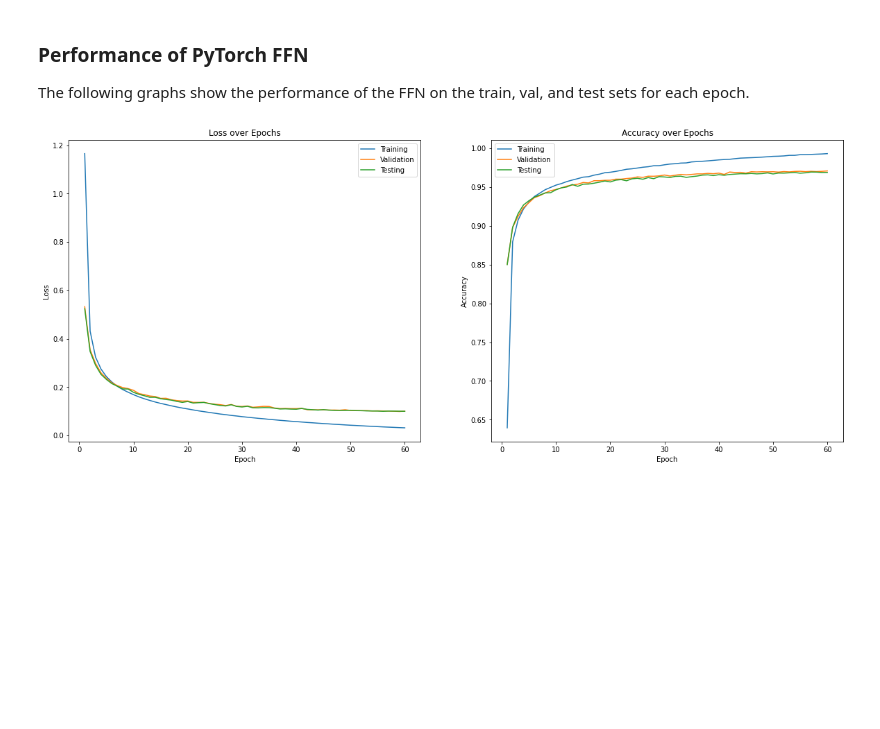
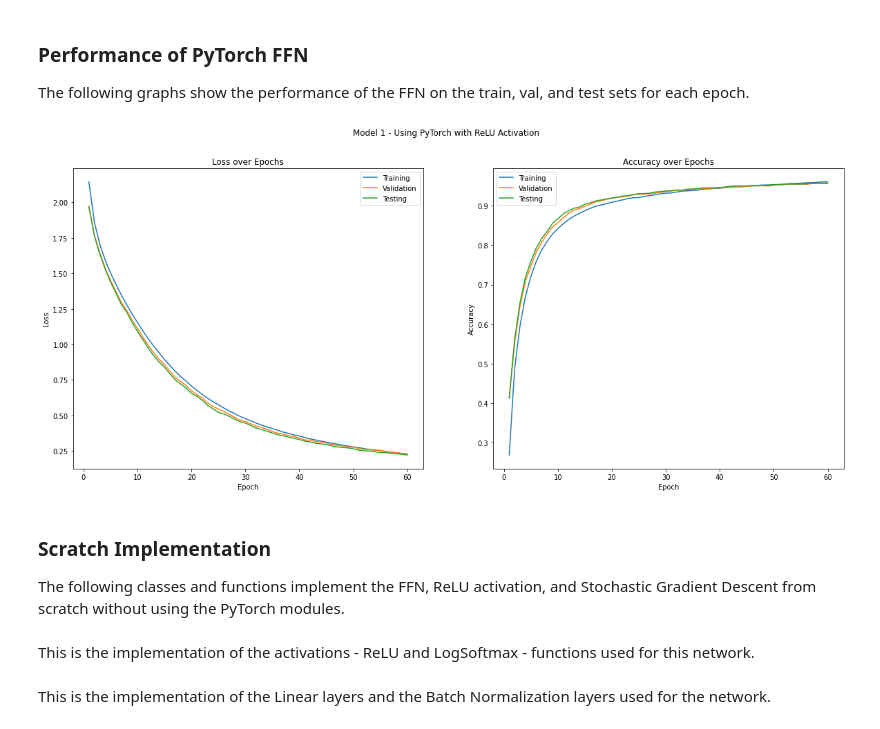
Before and after one commit to latentghost/DL-Assignments, a Jupyter notebook: Assignment1/A1.ipynb, the cells around one changed output. Cells and saved outputs as stored; diff of their text form; code cells hidden in the pictures; blank space fills up the shorter version.

Commit message:
Q3 exploding gradients

```diff
--- a/Assignment1/A1.ipynb
+++ b/Assignment1/A1.ipynb
@@ -116,7 +118,7 @@ class CustomDataLoader:
             if self.transform is not None:
                 data = self.transform(np.array(data))
 
-            yield {'data':data,'label':torch.from_numpy(np.array(label)).to(torch.float32)}
+            yield {'data':data,'label':torch.from_numpy(np.array(label))}
 
     def __len__(self):
         return self.num_batches
@@ -253,38 +255,44 @@ np.mean(dataloader_2_times)
 This is the implementation of the Feed-Forward Neural Network using the PyTorch library functions and classes.
 # %%
 class FeedForwardNN(torch.nn.Module):
-    def __init__(self,input_size,hidden_sizes,num_classes):
+    def __init__(self,input_size,hidden_sizes,num_classes,activation=torch.nn.ReLU(inplace=True),softmax=torch.nn.LogSoftmax(dim=1)):
         super(FeedForwardNN, self).__init__()
+        self.activation = activation
+
         self.fc1 = torch.nn.Linear(input_size, hidden_sizes[0])
-        self.relu1 = torch.nn.ReLU(inplace=True)
+        self.act1 = self.activation
+        self.bn1 = torch.nn.BatchNorm1d(num_features=hidden_sizes[0])
 
         self.fc2 = torch.nn.Linear(hidden_sizes[0], hidden_sizes[1])
-        self.relu2 = torch.nn.ReLU(inplace=True)
+        self.act2 = self.activation
+        self.bn2 = torch.nn.BatchNorm1d(num_features=hidden_sizes[1])
 
         self.fc3 = torch.nn.Linear(hidden_sizes[1], hidden_sizes[2])
-        self.relu3 = torch.nn.ReLU(inplace=True)
+        self.act3 = self.activation
+        self.bn3 = torch.nn.BatchNorm1d(num_features=hidden_sizes[2])
 
         self.fc4 = torch.nn.Linear(hidden_sizes[2], hidden_sizes[3])
-        self.relu4 = torch.nn.ReLU(inplace=True)
+        self.act4 = self.activation
+        self.bn4 = torch.nn.BatchNorm1d(num_features=hidden_sizes[3])
 
         self.fc_out = torch.nn.Linear(hidden_sizes[3], num_classes)
-        self.softmax = torch.nn.LogSoftmax(dim=1)
+        self.softmax = softmax
 
 
     def forward(self,x):
-        x = self.relu1(self.fc1(x))
-        x = self.relu2(self.fc2(x))
-        x = self.relu3(self.fc3(x))
-        x = self.relu4(self.fc4(x))
+        x = self.act1(self.bn1(self.fc1(x)))
+        x = self.act2(self.bn2(self.fc2(x)))
+        x = self.act3(self.bn3(self.fc3(x)))
+        x = self.act4(self.bn4(self.fc4(x)))
         x = self.softmax(self.fc_out(x))
 
         return x
 # %%
-model = FeedForwardNN(
+model1 = FeedForwardNN(
     input_size=28*28,
     hidden_sizes=[512,128,64,32],
     num_classes=10
 )
 
-loss = torch.nn.CrossEntropyLoss()
-optimizer = torch.optim.SGD(params=model.parameters(),lr=0.0003)
+loss1 = torch.nn.CrossEntropyLoss()
+optimizer1 = torch.optim.SGD(params=model1.parameters(),lr=0.0003)
@@ -307,5 +299,5 @@ FeedForwardNN(
 # %%
-batch_size = 64
+batch_size = 128
 
 trainloader = CustomDataLoader(
     traindata,
@@ -441,27 +436,33 @@ The following graphs show the performance of the FFN on the train, val, and test
 # %%
 plt.figure(figsize=(20, 8))
 
 # Plot Loss
 plt.subplot(1, 2, 1)
 plt.plot(range(1, n_epochs + 1), train_loss, label='Training')
 plt.plot(range(1, n_epochs + 1), val_loss, label='Validation')
 plt.plot(range(1, n_epochs + 1), test_loss, label='Testing')
 plt.title('Loss over Epochs')
 plt.xlabel('Epoch')
 plt.ylabel('Loss')
 plt.legend()
 
 # Plot Accuracy
 plt.subplot(1, 2, 2)
 plt.plot(range(1, n_epochs + 1), train_acc, label='Training')
 plt.plot(range(1, n_epochs + 1), val_acc, label='Validation')
 plt.plot(range(1, n_epochs + 1), test_acc, label='Testing')
 plt.title('Accuracy over Epochs')
 plt.xlabel('Epoch')
 plt.ylabel('Accuracy')
 plt.legend()
 
 # plt.tight_layout()
+plt.suptitle("Model 1 - Using PyTorch with ReLU Activation")
 plt.show()
 # %% [output]
-[figure, old version]
+[figure, new version]
+# %% [markdown]
+### Scratch Implementation
+The following classes and functions implement the FFN, ReLU activation, and Stochastic Gradient Descent from scratch without using the PyTorch modules.
+# %% [markdown]
+This is the implementation of the activations - ReLU and LogSoftmax - functions used for this network.
@@ -467,0 +503,2 @@ plt.show()
+# %% [markdown]
+This is the implementation of the Linear layers and the Batch Normalization layers used for the network.
```
Also changed, not shown: parts of 25 cells of this notebook.
